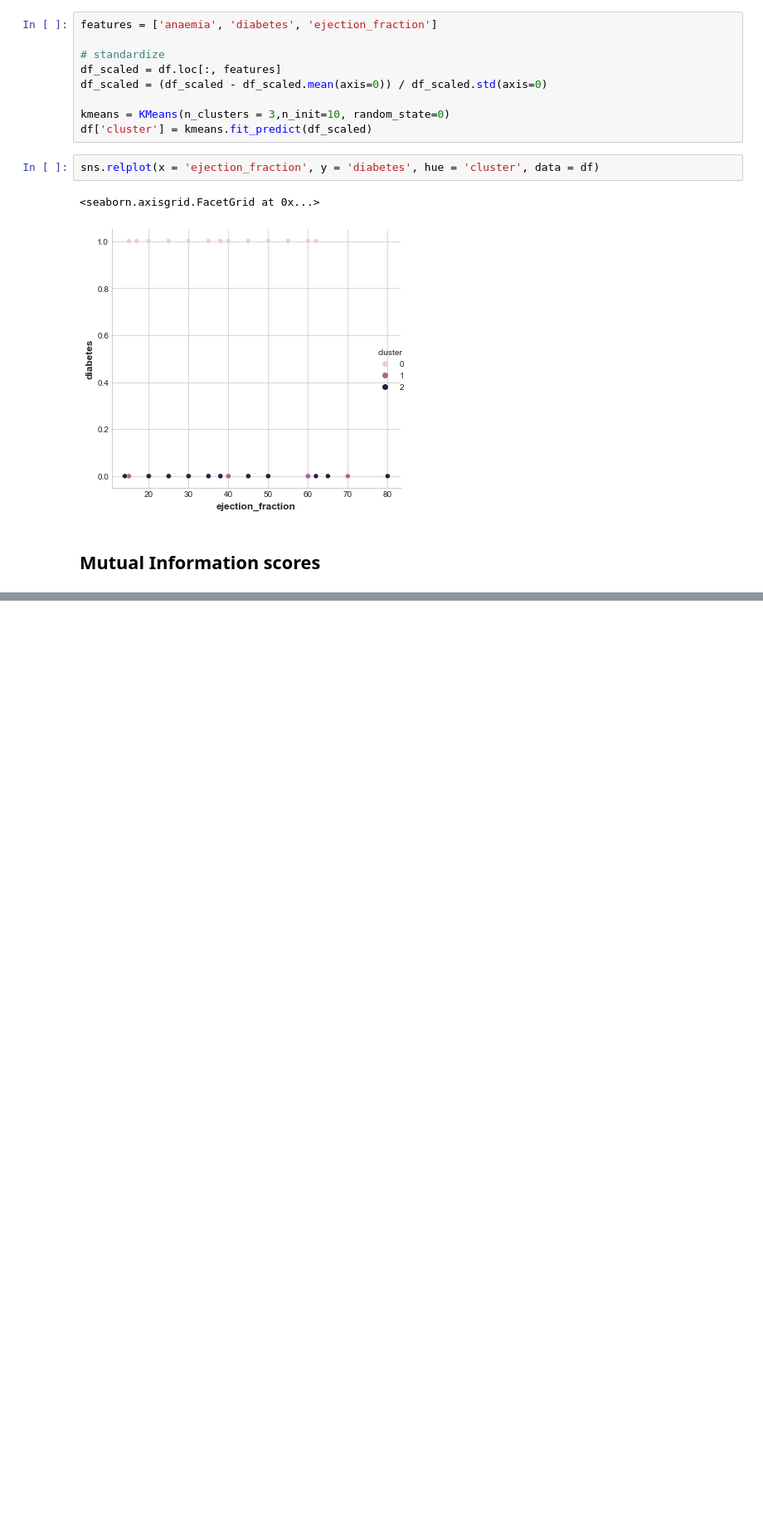
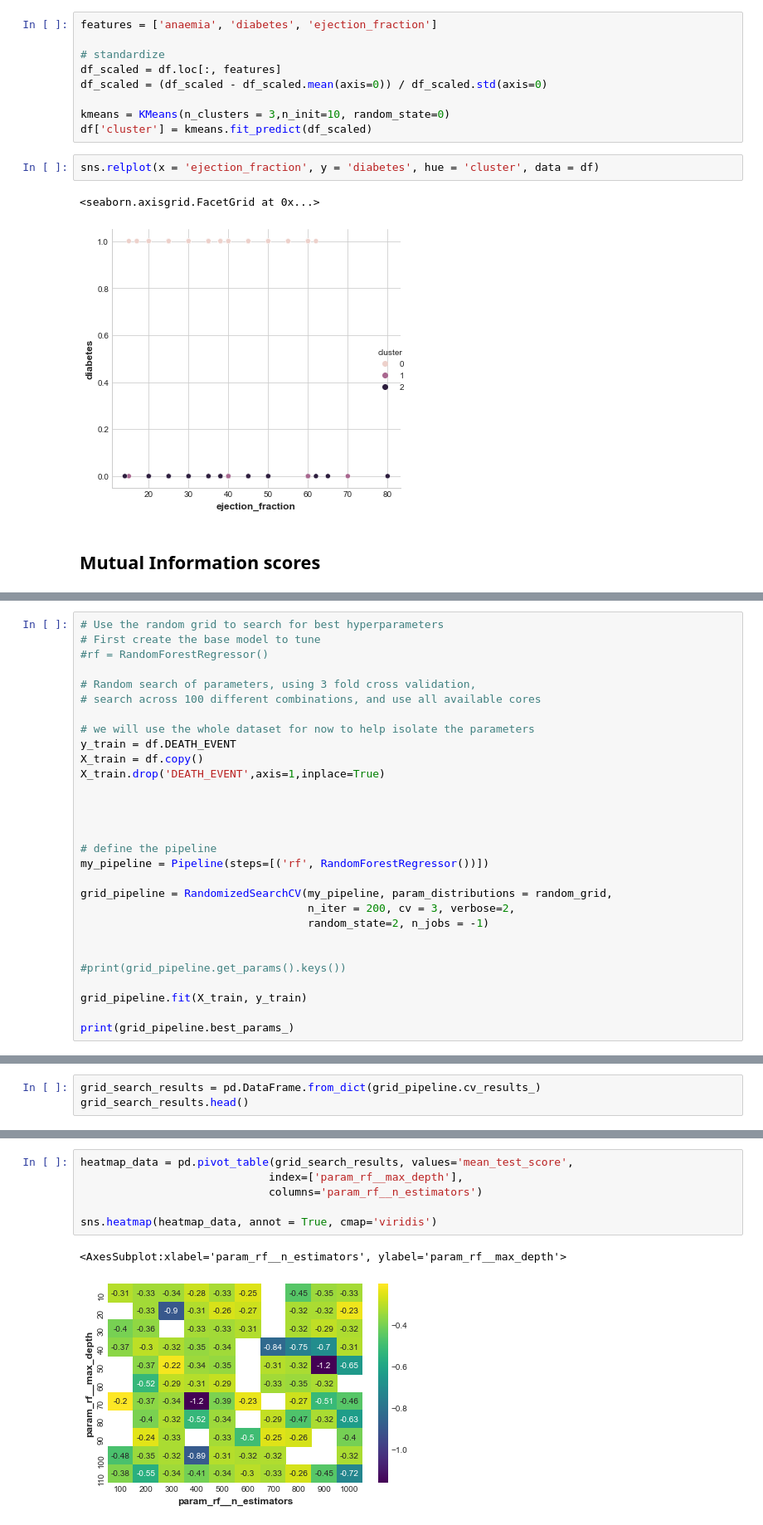
Before and after one commit to joshfuchs/ML_projects, a Jupyter notebook: heart_failure.ipynb, the cells around one changed output, grey strips where cells are left out. Shown at 83% size. Cells and saved outputs as stored; diff of their text form; blank space fills up the shorter version.

Commit message:
MI completed random search cv started

```diff
--- a/heart_failure.ipynb
+++ b/heart_failure.ipynb
@@ -191,0 +235,29 @@ ValueError: Unable to convert array of bytes/strings into decimal numbers with d
+# %%
+# Use the random grid to search for best hyperparameters
+# First create the base model to tune
+#rf = RandomForestRegressor()
+
+# Random search of parameters, using 3 fold cross validation,
+# search across 100 different combinations, and use all available cores
+
+# we will use the whole dataset for now to help isolate the parameters
+y_train = df.DEATH_EVENT
+X_train = df.copy()
+X_train.drop('DEATH_EVENT',axis=1,inplace=True)
+
+
+
+
+# define the pipeline
+my_pipeline = Pipeline(steps=[('rf', RandomForestRegressor())])
+
+grid_pipeline = RandomizedSearchCV(my_pipeline, param_distributions = random_grid,
+                                   n_iter = 200, cv = 3, verbose=2,
+                                   random_state=2, n_jobs = -1)
+
+
+#print(grid_pipeline.get_params().keys())
+
+grid_pipeline.fit(X_train, y_train)
+
+print(grid_pipeline.best_params_)
@@ -191,0 +267,3 @@ ValueError: Unable to convert array of bytes/strings into decimal numbers with d
+# %%
+grid_search_results = pd.DataFrame.from_dict(grid_pipeline.cv_results_)
+grid_search_results.head()
@@ -191,0 +277,9 @@ ValueError: Unable to convert array of bytes/strings into decimal numbers with d
+# %%
+heatmap_data = pd.pivot_table(grid_search_results, values='mean_test_score',
+                             index=['param_rf__max_depth'],
+                             columns='param_rf__n_estimators')
+
+sns.heatmap(heatmap_data, annot = True, cmap='viridis')
+# %% [output]
+<AxesSubplot:xlabel='param_rf__n_estimators', ylabel='param_rf__max_depth'>
+[figure, added]
```
Also changed, not shown: parts of 11 cells of this notebook.
